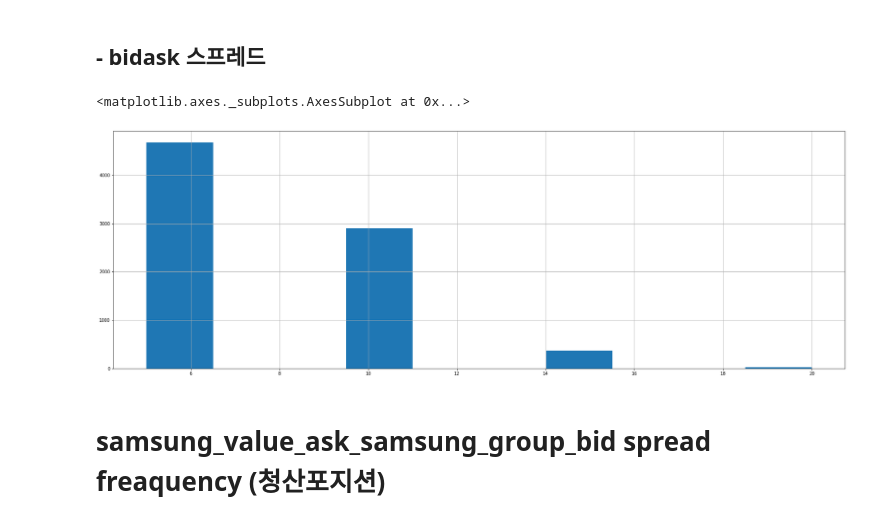
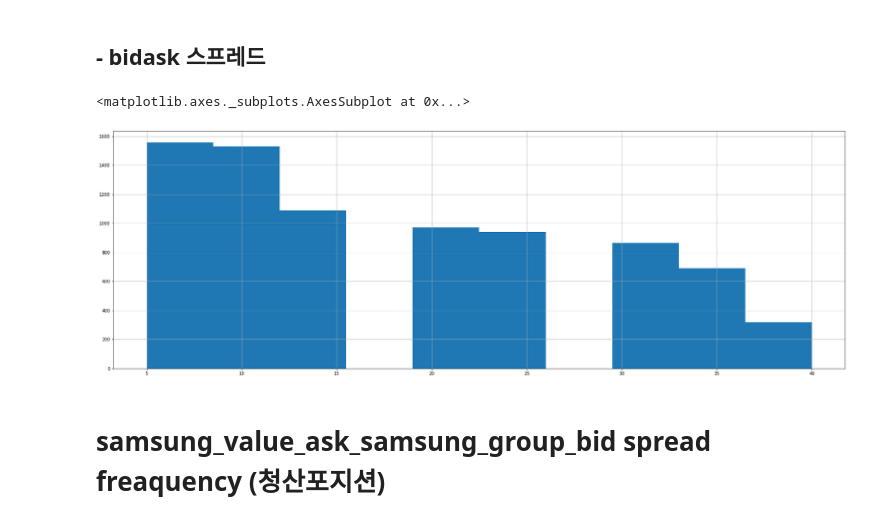
Before and after one commit to hyungchanchoi/AlgorithmTrading_pykiwoom, a Jupyter notebook: analysis/samsung_group_samsung_value_analy.ipynb, the cells around one changed output. Cells and saved outputs as stored; diff of their text form; code cells hidden in the pictures.

Commit message:
samsung_group_samsung_value_analy(210124)

```diff
--- a/analysis/samsung_group_samsung_value_analy.ipynb
+++ b/analysis/samsung_group_samsung_value_analy.ipynb
@@ -158,11 +159,11 @@ bidask
 ## - bidask 스프레드
 # %%
 plt.rcParams["figure.figsize"] = (30, 10)
-bidask_spread = samsung_group_bid-samsung_group_ask
+bidask_spread = samsung_value_bid-samsung_value_ask
 bidask_spread.hist()
 # %% [output]
 <matplotlib.axes._subplots.AxesSubplot at 0x...>
-[figure, old version]
+[figure, new version]
 # %% [markdown]
 # samsung_value_ask_samsung_group_bid spread freaquency    (청산포지션)
 # %%
```
Also changed, not shown: parts of 7 cells of this notebook.
